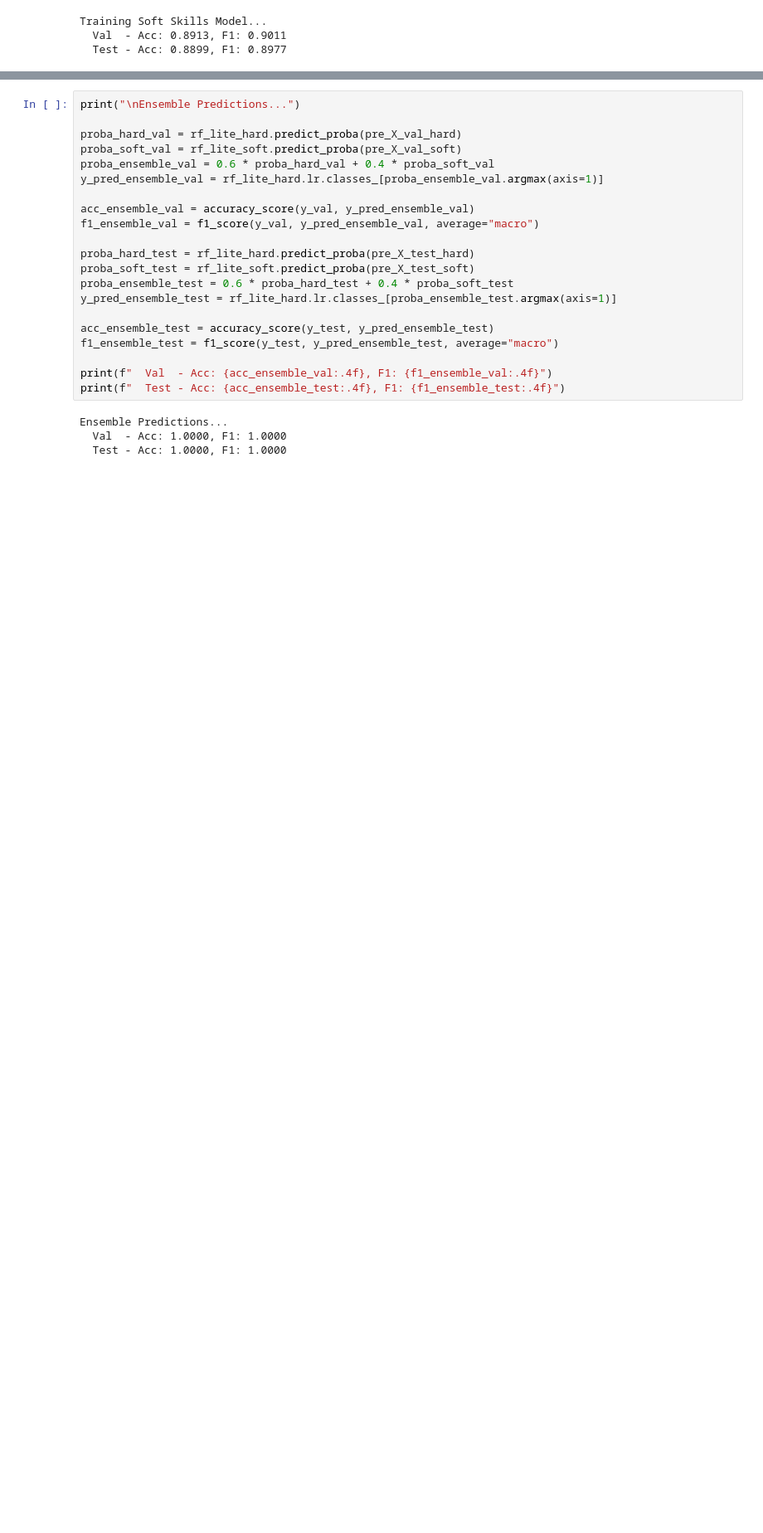
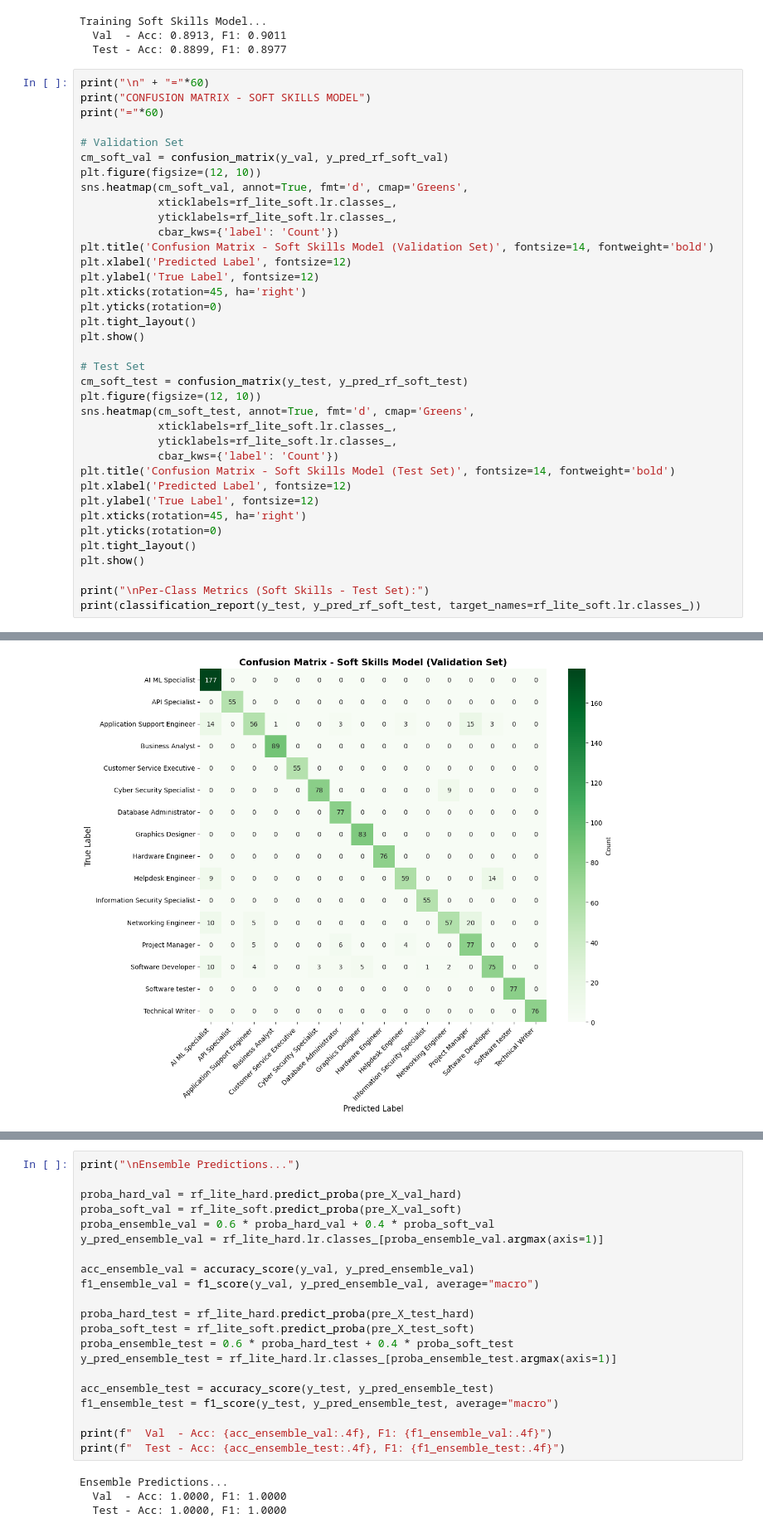
Before and after one commit to tamamfb/Job-Recommendation, a Jupyter notebook: New Model/training.ipynb, the cells around one changed output, grey strips where cells are left out. Shown at 83% size. Cells and saved outputs as stored; diff of their text form; blank space fills up the shorter version.

```diff
--- a/New Model/training.ipynb
+++ b/New Model/training.ipynb
@@ -281,3 +343,41 @@ print(f"  Test - Acc: {acc_rf_soft_test:.4f}, F1: {f1_rf_soft_test:.4f}")
 Training Soft Skills Model...
   Val  - Acc: 0.8913, F1: 0.9011
   Test - Acc: 0.8899, F1: 0.8977
+# %%
+print("\n" + "="*60)
+print("CONFUSION MATRIX - SOFT SKILLS MODEL")
+print("="*60)
+
+# Validation Set
+cm_soft_val = confusion_matrix(y_val, y_pred_rf_soft_val)
+plt.figure(figsize=(12, 10))
+sns.heatmap(cm_soft_val, annot=True, fmt='d', cmap='Greens',
+            xticklabels=rf_lite_soft.lr.classes_,
+            yticklabels=rf_lite_soft.lr.classes_,
+            cbar_kws={'label': 'Count'})
+plt.title('Confusion Matrix - Soft Skills Model (Validation Set)', fontsize=14, fontweight='bold')
+plt.xlabel('Predicted Label', fontsize=12)
+plt.ylabel('True Label', fontsize=12)
+plt.xticks(rotation=45, ha='right')
+plt.yticks(rotation=0)
+plt.tight_layout()
+plt.show()
+
+# Test Set
+cm_soft_test = confusion_matrix(y_test, y_pred_rf_soft_test)
+plt.figure(figsize=(12, 10))
+sns.heatmap(cm_soft_test, annot=True, fmt='d', cmap='Greens',
+            xticklabels=rf_lite_soft.lr.classes_,
+            yticklabels=rf_lite_soft.lr.classes_,
+            cbar_kws={'label': 'Count'})
+plt.title('Confusion Matrix - Soft Skills Model (Test Set)', fontsize=14, fontweight='bold')
+plt.xlabel('Predicted Label', fontsize=12)
+plt.ylabel('True Label', fontsize=12)
+plt.xticks(rotation=45, ha='right')
+plt.yticks(rotation=0)
+plt.tight_layout()
+plt.show()
+
+print("\nPer-Class Metrics (Soft Skills - Test Set):")
+print(classification_report(y_test, y_pred_rf_soft_test, target_names=rf_lite_soft.lr.classes_))
+# %% [output]
@@ -283,0 +387 @@ Training Soft Skills Model...
+[figure, added]
```
Also changed, not shown: parts of 4 cells of this notebook, 4 other files.
